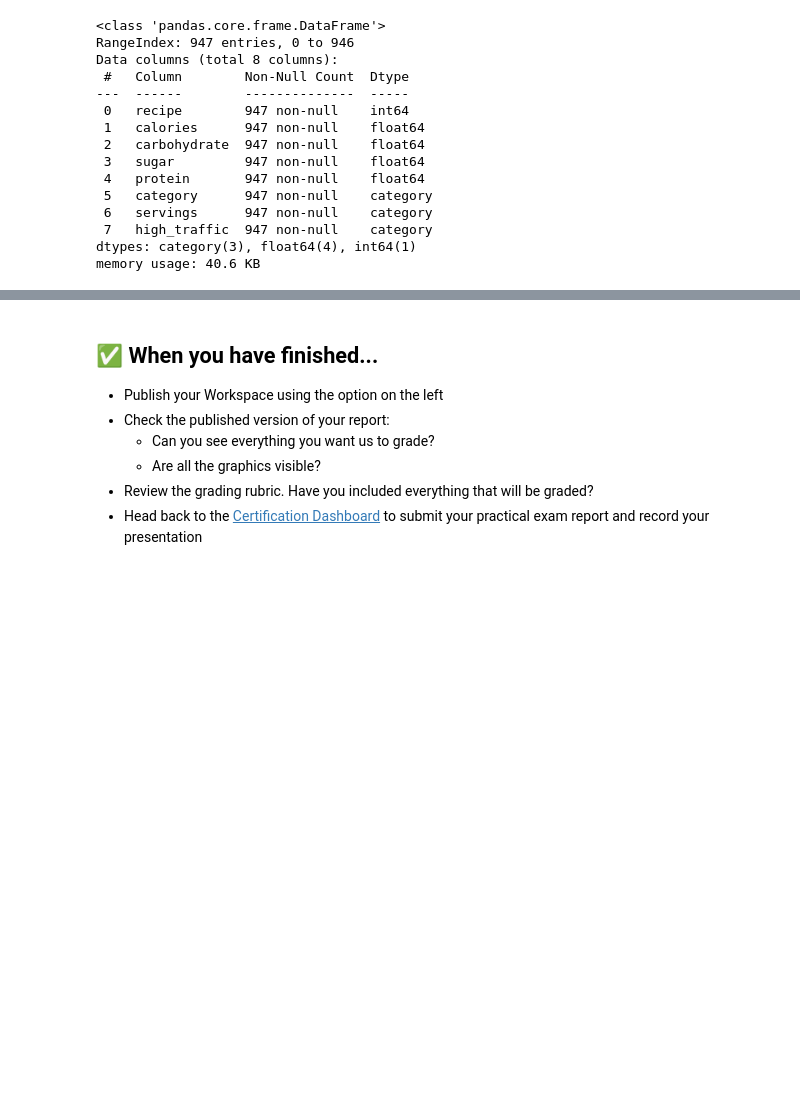
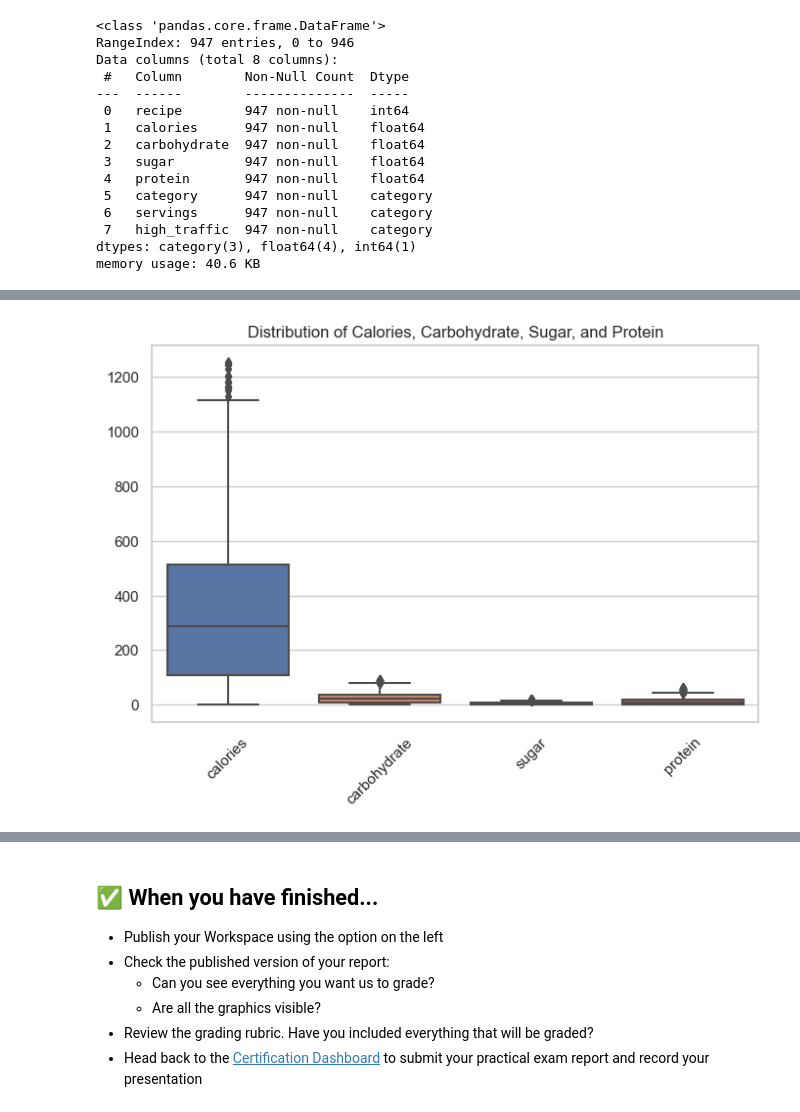
Before and after one commit to zakialfaridzi/DataCamp-Practical-Exam, a Jupyter notebook: model.ipynb, the cells around one changed output, grey strips where cells are left out. Saved outputs shown, nothing was run; the diff lists cells and outputs as text; code cells hidden in the pictures; blank space fills up the shorter version.

```diff
--- a/model.ipynb
+++ b/model.ipynb
@@ -313,0 +381,12 @@ memory usage: 40.6 KB
+# %%
+def remove_outliers_iqr(df, columns):
+	for col in columns:
+		q1 = df[col].quantile(0.25)
+		q3 = df[col].quantile(0.75)
+		iqr = q3 - q1
+		lower_bound = q1 - 1.5 * iqr
+		upper_bound = q3 + 1.5 * iqr
+		df = df[(df[col] >= lower_bound) & (df[col] <= upper_bound)]
+	return df
+
+df = remove_outliers_iqr(df, numcols)
@@ -313,0 +409,8 @@ memory usage: 40.6 KB
+# %%
+plt.figure(figsize=(8,5))
+sns.boxplot(df[numcols])
+plt.xticks(rotation=45)
+plt.title('Distribution of Calories, Carbohydrate, Sugar, and Protein')
+plt.show()
+# %% [output]
+[figure, added]
```
Also changed, not shown: parts of 59 cells of this notebook.
